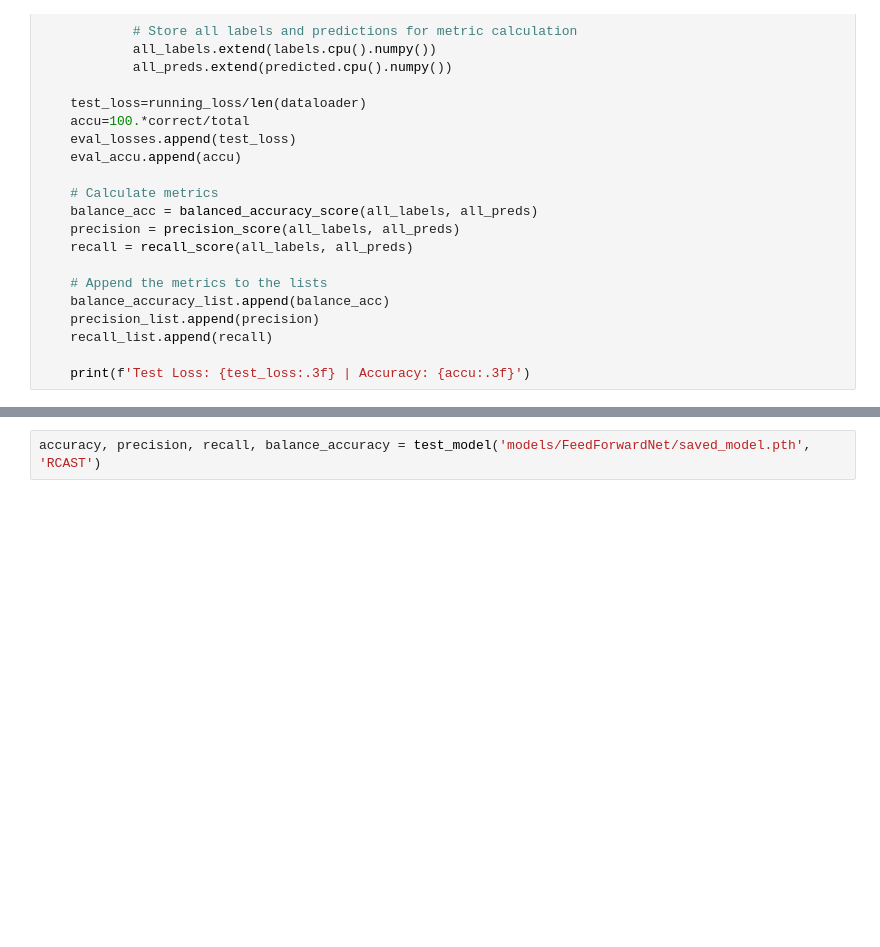
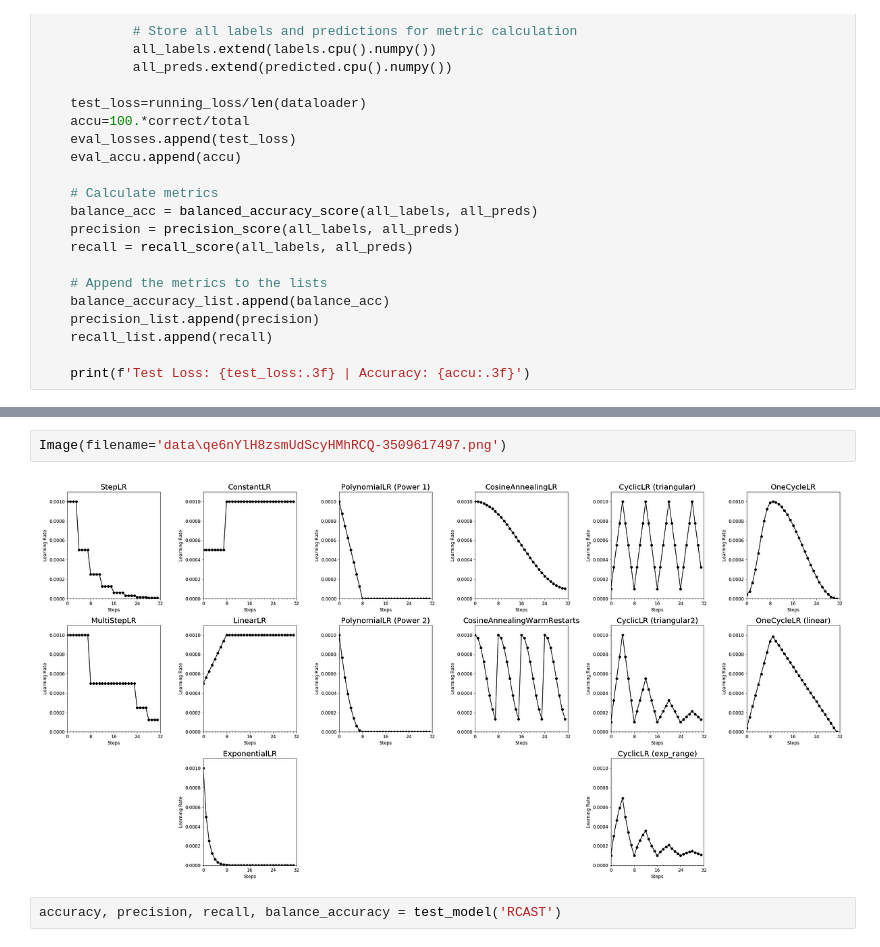
Before and after one commit to charbel30/deep-learning-model, a Jupyter notebook: pipe_testing.ipynb, the cells around one changed output, grey strips where cells are left out. Cells and saved outputs as stored; diff of their text form; blank space fills up the shorter version.

```diff
--- a/pipe_testing.ipynb
+++ b/pipe_testing.ipynb
@@ -226,5 +286,9 @@ plot_metrics(metrics, ['loss', 'accuracy', 'balance_accuracy', 'recall', 'precis
+# %%
+Image(filename='data\qe6nYlH8zsmUdScyHMhRCQ-3509617497.png')
+# %% [output]
+[figure, added]
 # %%
-accuracy, precision, recall, balance_accuracy = test_model('models/FeedForwardNet/saved_model.pth', 'RCAST')
+accuracy, precision, recall, balance_accuracy = test_model('RCAST')
 # %%
 print(f'Accuracy: {accuracy:.3f} | Precision: {precision:.3f} | Recall: {recall:.3f} | Balance Accuracy: {balance_accuracy:.3f}')
 # %% [output]
```
Also changed, not shown: parts of 8 cells of this notebook, 34 other files.
